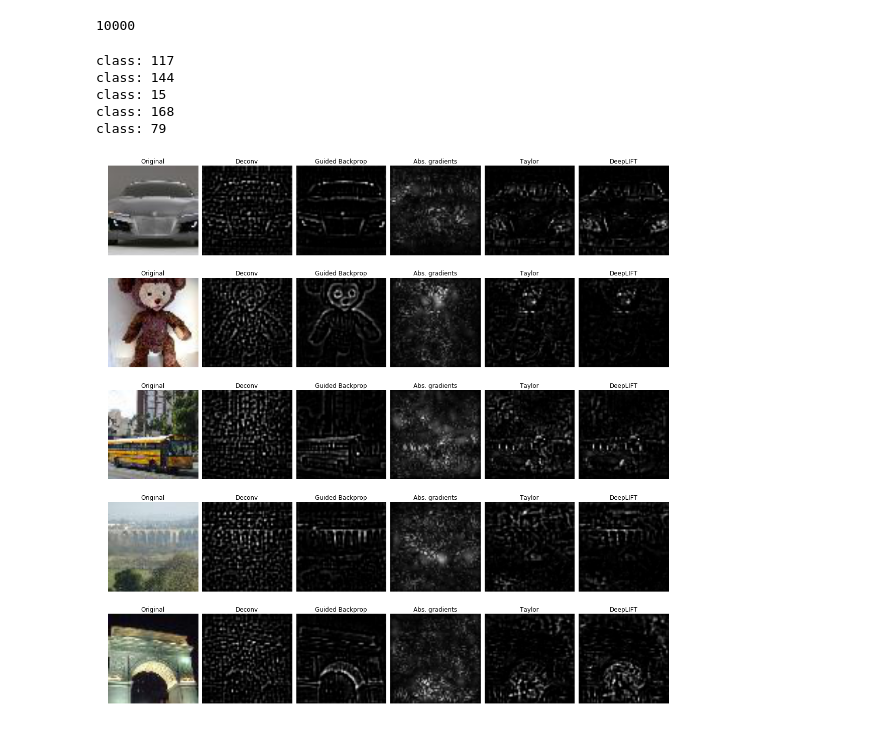
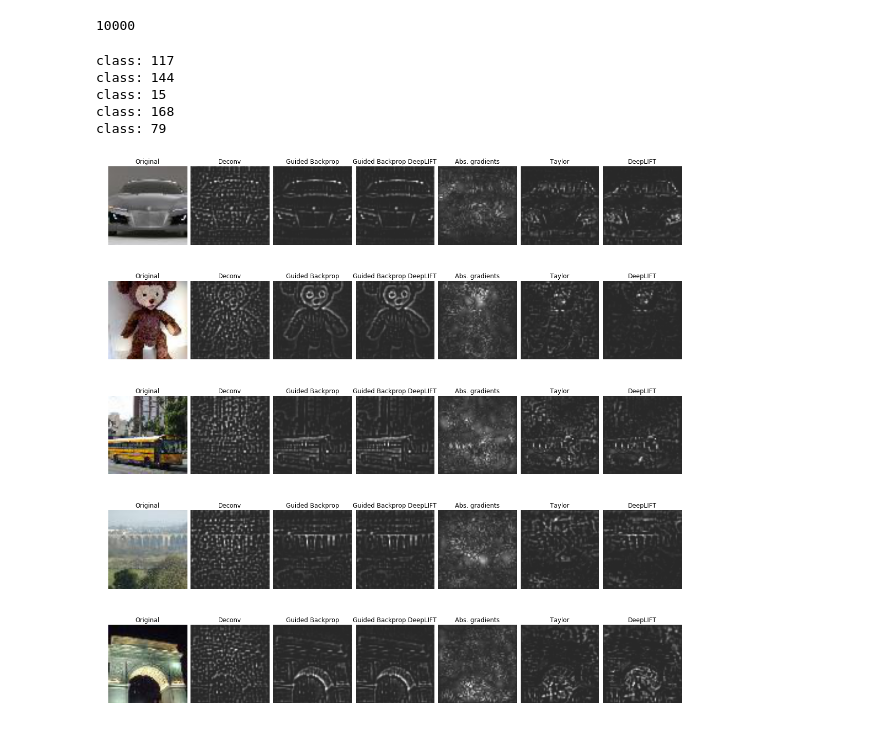
Before and after one commit to kundajelab/deeplift, a Jupyter notebook: examples/tinyimagenet/DeepLIFT_on_imagenet.ipynb, the cells around one changed output. Saved outputs shown, nothing was run; the diff lists cells and outputs as text; code cells hidden in the pictures.

Commit message:
implemented guided backprop deeplift

```diff
--- a/examples/tinyimagenet/DeepLIFT_on_imagenet.ipynb
+++ b/examples/tinyimagenet/DeepLIFT_on_imagenet.ipynb
@@ -72,3 +72,6 @@ deeplift_model = kc.convert_sequential_model(keras_model, mxts_mode=MxtsMode.Dee
 deeplift_contribs_func = deeplift_model.get_target_contribs_func(input_layer_idx=0)
 # %% [output]
 Mean-normalising softmax
+# %%
+guided_backprop_deeplift_model = kc.convert_sequential_model(keras_model, mxts_mode=MxtsMode.GuidedBackpropDeepLIFT)
+guided_backprop_deeplift_contribs_func = guided_backprop_deeplift_model.get_target_multipliers_func(input_layer_idx=0)
@@ -228,7 +233,7 @@ for the_class in xrange(num_classes):
 # %%
 def rescale_func(values):
     values = np.sum(values,axis=0)
-    min_val = 0
+    min_val = 40
     values = (255.0 - min_val)*(values - np.min(values))/(np.max(values)-np.min(values))  + min_val
     return (np.transpose(np.array([values]*3), axes=(1,2,0))).astype(np.uint8)#np.sum(values,axis=0)
 # %%
@@ -239,7 +244,7 @@ import matplotlib.pyplot as plt
 indices = [18, 5, 8, 24, 17]
 #indices = range(20,30)
 fig = plt.figure(figsize=(20, 4*len(indices)), facecolor='w')
-num_plots=6
+num_plots=7
 for i,idx in enumerate(indices):
     softmax_class = np.argmax(yData[idx])
     print("class:",softmax_class)
@@ -248,7 +253,8 @@ for i,idx in enumerate(indices):
     grad_times_inp_contribs,\
     deconv_contribs,\
     guided_backprop_contribs,\
-    deeplift_contribs = [contribs_func(task_idx=softmax_class,
+    deeplift_contribs,\
+    guided_backprop_deeplift_contribs = [contribs_func(task_idx=softmax_class,
                          input_data_list=[[xData[idx]]],
                          batch_size=10,
                          progress_update=None)[0] for
@@ -256,7 +262,8 @@ for i,idx in enumerate(indices):
                                              grad_times_inp_func,
                                              deconv_contribs_func,
                                              guided_backprop_contribs_func,
-                                             deeplift_contribs_func]]
+                                             deeplift_contribs_func,
+                                             guided_backprop_deeplift_contribs_func]]
     img_original=imread('images/val_'+str(idx)+'.JPEG').astype(np.uint8)
     fig.subplots_adjust(wspace=0.05)
     fig.subplots_adjust(hspace=0)
@@ -267,33 +274,38 @@ for i,idx in enumerate(indices):
     plt.imshow(img_original)
 
     plt.subplot(len(indices), num_plots, i*num_plots + 2)
     plt.title('Deconv')
     plt.axis('off')
     plt.imshow(rescale_func(deconv_contribs*(deconv_contribs>0)))
 
     plt.subplot(len(indices), num_plots, i*num_plots + 3)
     plt.title('Guided Backprop')
     plt.axis('off')
     plt.imshow(rescale_func(guided_backprop_contribs*(guided_backprop_contribs>0)))
 
     plt.subplot(len(indices), num_plots, i*num_plots + 4)
+    plt.title('Guided Backprop DeepLIFT')
+    plt.axis('off')
+    plt.imshow(rescale_func(guided_backprop_deeplift_contribs*(guided_backprop_deeplift_contribs>0)))
+
+    plt.subplot(len(indices), num_plots, i*num_plots + 5)
     plt.title('Abs. gradients')
     plt.axis('off')
     plt.imshow(rescale_func(np.abs(gradients)))
 
-    plt.subplot(len(indices), num_plots, i*num_plots + 5)
+    plt.subplot(len(indices), num_plots, i*num_plots + 6)
     plt.title('Taylor')
     plt.axis('off')
     plt.imshow(rescale_func(grad_times_inp_contribs*((grad_times_inp_contribs) > 0)))
 
-    plt.subplot(len(indices),num_plots, i*num_plots + 6)
+    plt.subplot(len(indices),num_plots, i*num_plots + 7)
     plt.title('DeepLIFT')
     plt.axis('off')
     plt.imshow(rescale_func(deeplift_contribs*(deeplift_contribs>0)))
 # %% [output]
 class: 117
 class: 144
 class: 15
 class: 168
 class: 79
-[figure, old version]
+[figure, new version]
```
Also changed, not shown: parts of 1 cell of this notebook, 1 other file.
